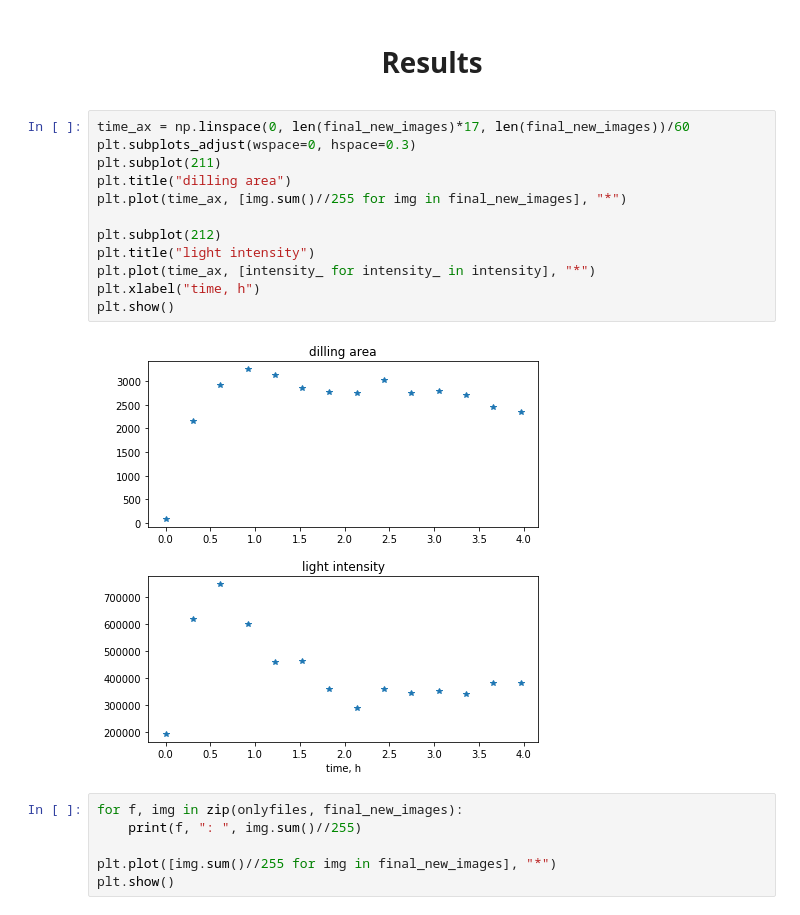
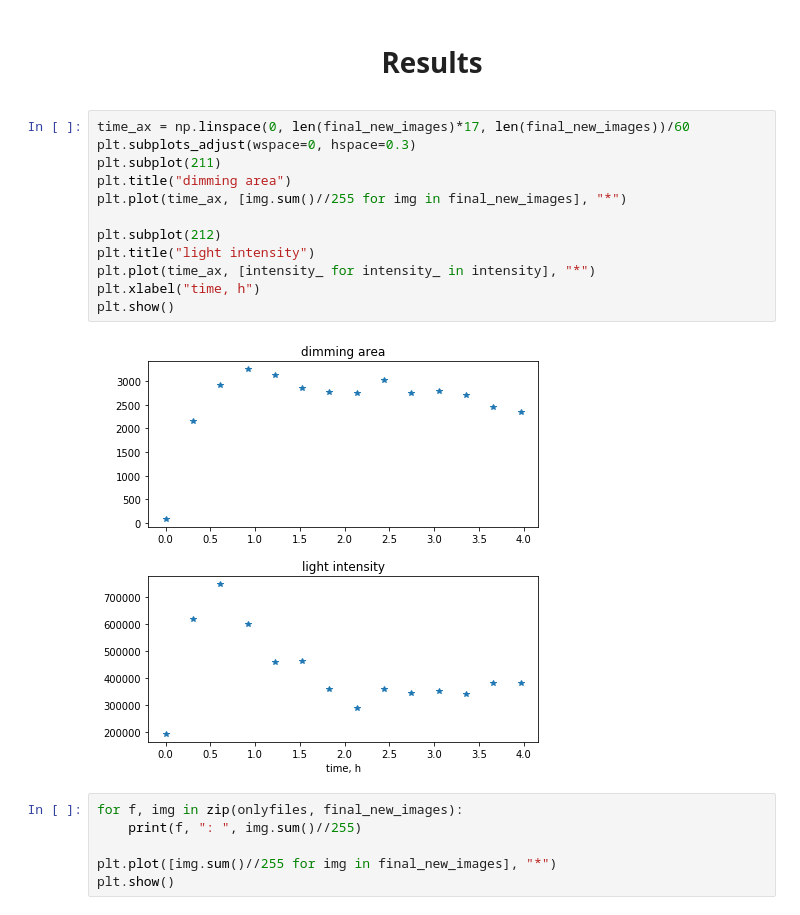
Before and after one commit to Lavton/EDP_reveal, a Jupyter notebook: Coronal_Dimmings.ipynb, the cells around one changed output. Cells and saved outputs as stored; diff of their text form.

```diff
--- a/Coronal_Dimmings.ipynb
+++ b/Coronal_Dimmings.ipynb
@@ -413,17 +458,17 @@ for i in range(len(bin_images)):
 # %%
 time_ax = np.linspace(0, len(final_new_images)*17, len(final_new_images))/60
 plt.subplots_adjust(wspace=0, hspace=0.3)
 plt.subplot(211)
-plt.title("dilling area")
+plt.title("dimming area")
 plt.plot(time_ax, [img.sum()//255 for img in final_new_images], "*")
 
 plt.subplot(212)
 plt.title("light intensity")
 plt.plot(time_ax, [intensity_ for intensity_ in intensity], "*")
 plt.xlabel("time, h")
 plt.show()
 # %% [output]
-[figure, old version]
+[figure, new version]
 # %%
 for f, img in zip(onlyfiles, final_new_images):
     print(f, ": ", img.sum()//255)
```
Also changed, not shown: parts of 27 cells of this notebook, 4 other files.
